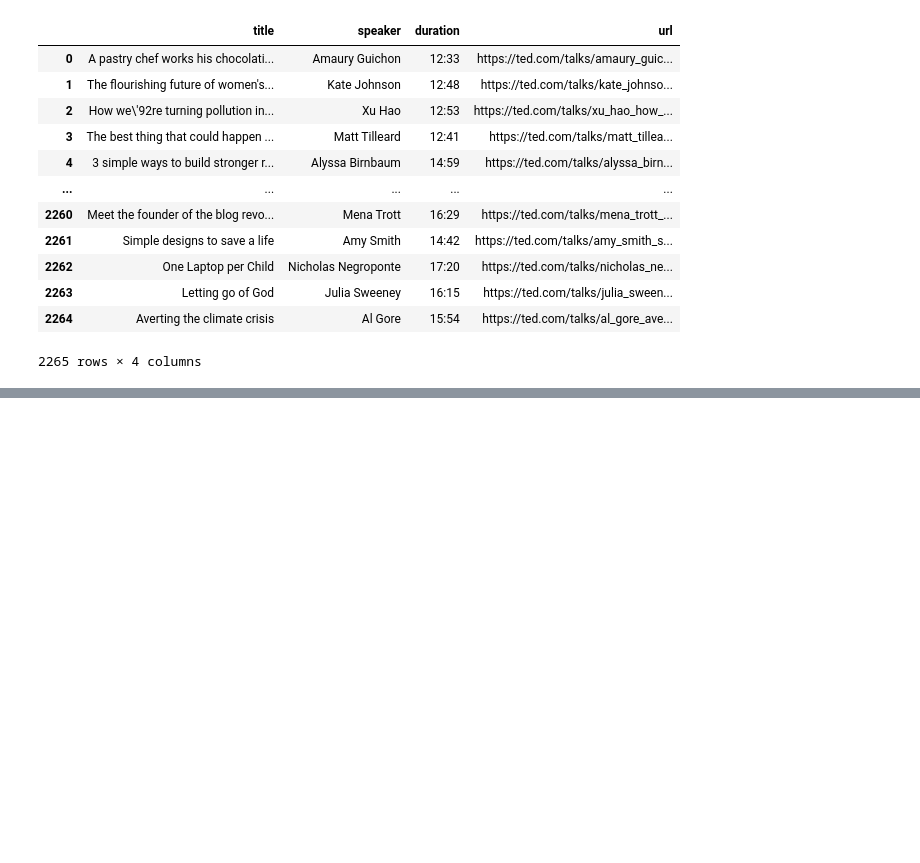
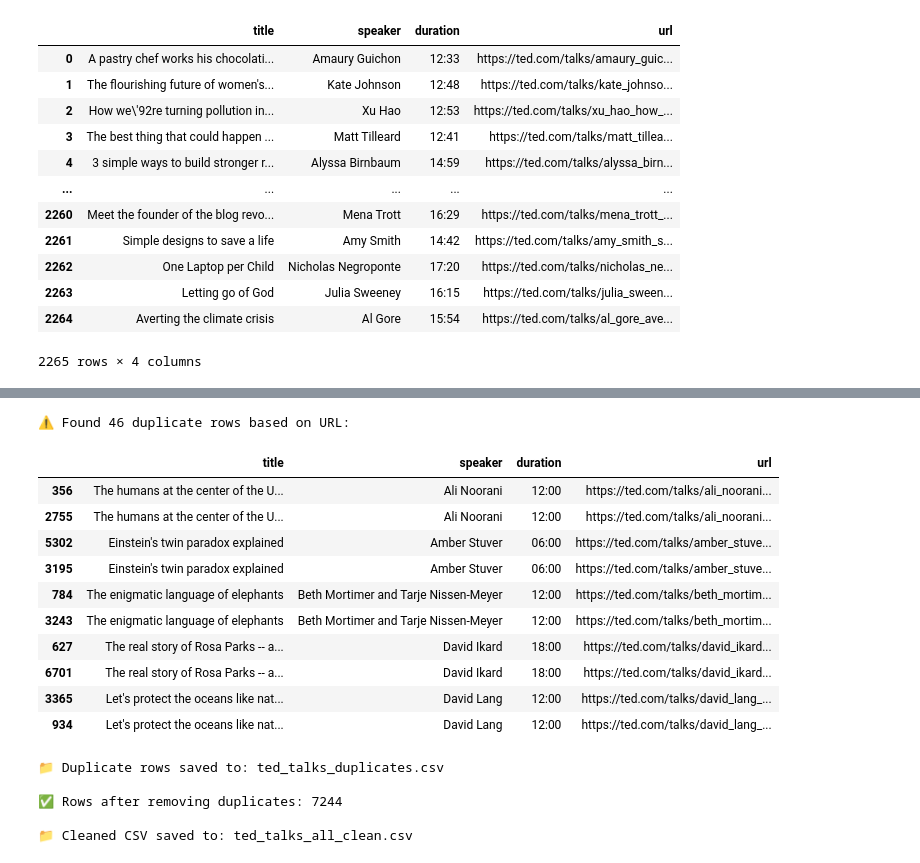
Before and after one commit to ccaglaa/DALAS_project, a Jupyter notebook: gathering.ipynb, the cells around one changed output, grey strips where cells are left out. Cells and saved outputs as stored; diff of their text form; code cells hidden in the pictures; blank space fills up the shorter version.

Commit message:
Cleaning

```diff
--- a/topics.ipynb
+++ b/gathering.ipynb
@@ -322,0 +224,12 @@ df
+# %%
+# Read and combine all CSV files
+dfs = [pd.read_csv(f) for f in csv_files]
+combined_df = pd.concat(dfs, ignore_index=True)
+
+# Save the combined dataframe as a new CSV file
+combined_df.to_csv(os.path.join("ted_talks_all.csv"), index=False)
+
+# Display the shape and first few rows to confirm
+print(f"Combined {len(csv_files)} files.")
+print(combined_df.shape)
+combined_df.head()
@@ -322,0 +247,7 @@ df
+# %%
+combined_df = combined_df.drop_duplicates(subset=["url"])  # specific column(s)
+
+combined_df.to_csv("ted_talks_all_NODUP.csv", index=False)
+
+print(f"Combined {len(csv_files)} files into {combined_df.shape[0]} unique rows.")
+combined_df.head()
@@ -322,0 +262,43 @@ df
+# %%
+duplicates = combined_df[combined_df.duplicated(subset=["url"], keep=False)]
+
+if not duplicates.empty:
+    print(f"\n⚠️ Found {len(duplicates)} duplicate rows based on URL:\n")
+    display(duplicates.sort_values(by=["url"]).head(10))  # show first few duplicate groups
+else:
+    print("\n🎉 No duplicates found based on 'url'!")
+
+# (Optional) Save all duplicates to a separate CSV file for inspection
+if not duplicates.empty:
+    dupes_path = os.path.join("ted_talks_duplicates.csv")
+    duplicates.to_csv(dupes_path, index=False)
+    print(f"📁 Duplicate rows saved to: {dupes_path}")
+
+# Drop duplicates based on 'url'
+combined_df = combined_df.drop_duplicates(subset=["url"])
+
+print(f"\n✅ Rows after removing duplicates: {len(combined_df)}")
+
+# Save the cleaned DataFrame
+output_path = os.path.join("ted_talks_all_clean.csv")
+combined_df.to_csv(output_path, index=False)
+
+print(f"\n📁 Cleaned CSV saved to: {output_path}")
+# %% [output]
+⚠️ Found 46 duplicate rows based on URL:
+|  | title | speaker | duration | url |
+| 356 | The humans at the center of the U... | Ali Noorani | 12:00 | https://ted.com/talks/ali_noorani... |
+| 2755 | The humans at the center of the U... | Ali Noorani | 12:00 | https://ted.com/talks/ali_noorani... |
+| 5302 | Einstein's twin paradox explained | Amber Stuver | 06:00 | https://ted.com/talks/amber_stuve... |
+| 3195 | Einstein's twin paradox explained | Amber Stuver | 06:00 | https://ted.com/talks/amber_stuve... |
+| 784 | The enigmatic language of elephants | Beth Mortimer and Tarje Nissen-Meyer | 12:00 | https://ted.com/talks/beth_mortim... |
+| 3243 | The enigmatic language of elephants | Beth Mortimer and Tarje Nissen-Meyer | 12:00 | https://ted.com/talks/beth_mortim... |
+| 627 | The real story of Rosa Parks -- a... | David Ikard | 18:00 | https://ted.com/talks/david_ikard... |
+| 6701 | The real story of Rosa Parks -- a... | David Ikard | 18:00 | https://ted.com/talks/david_ikard... |
+| 3365 | Let's protect the oceans like nat... | David Lang | 12:00 | https://ted.com/talks/david_lang_... |
+| 934 | Let's protect the oceans like nat... | David Lang | 12:00 | https://ted.com/talks/david_lang_... |
+📁 Duplicate rows saved to: ted_talks_duplicates.csv
+
+✅ Rows after removing duplicates: 7244
+
+📁 Cleaned CSV saved to: ted_talks_all_clean.csv
```
Also changed, not shown: parts of 17 cells of this notebook, 13 other files.
